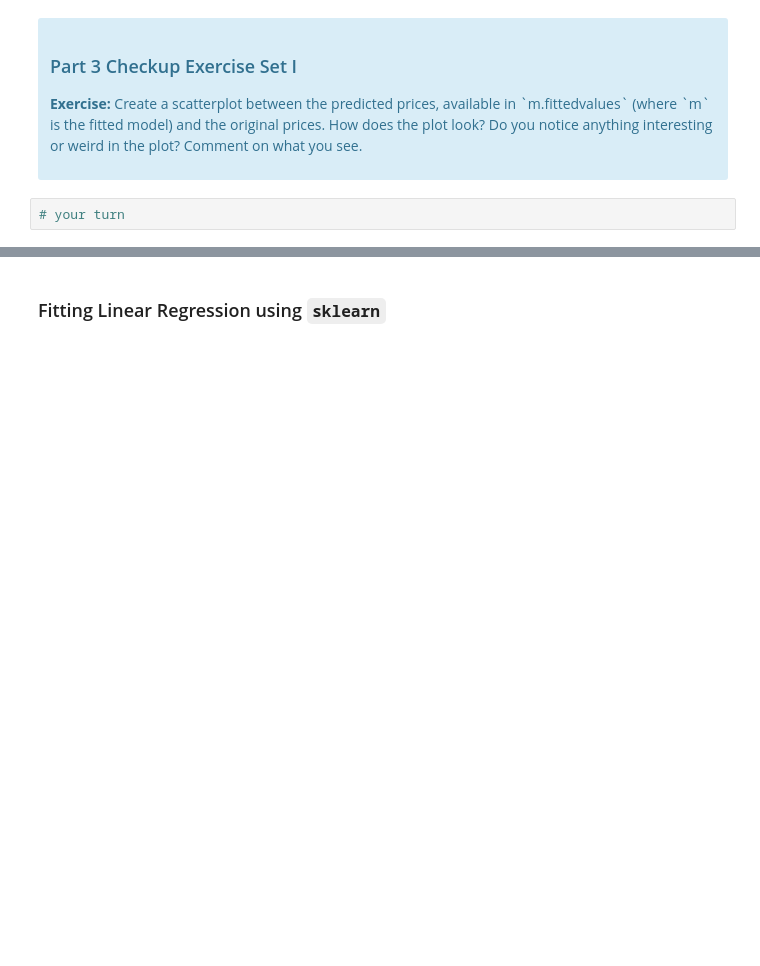
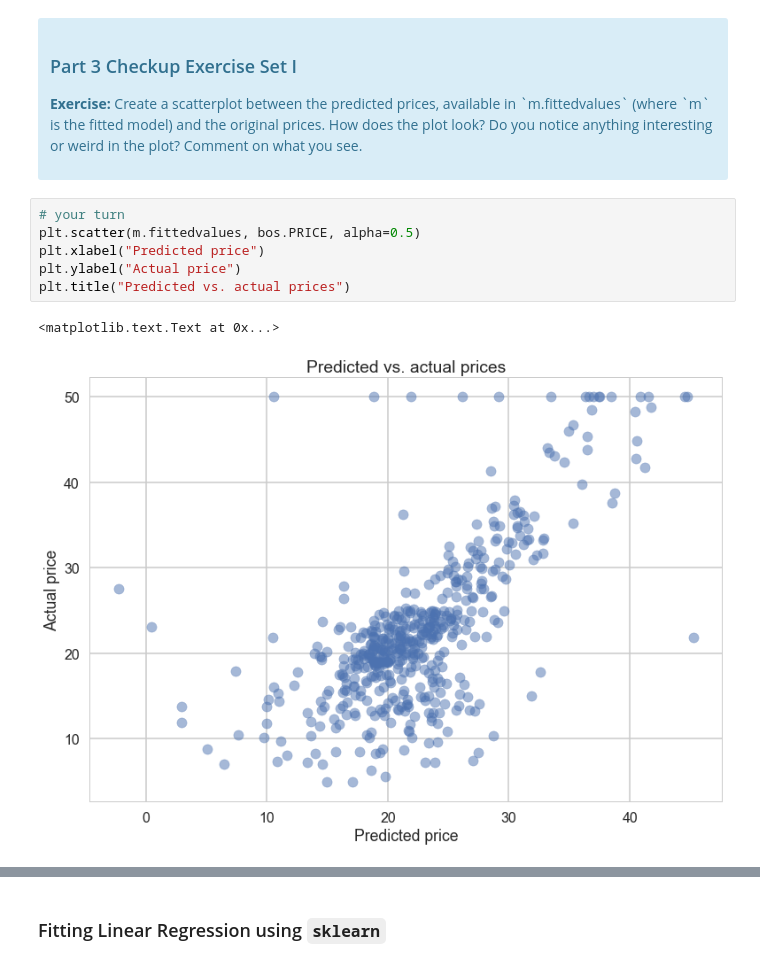
Before and after one commit to arstepanyan/Springboard, a Jupyter notebook: linear_regression/Mini_Project_Linear_Regression.ipynb, the cells around one changed output, grey strips where cells are left out. Cells and saved outputs as stored; diff of their text form; blank space fills up the shorter version.

```diff
--- a/linear_regression/Mini_Project_Linear_Regression.ipynb
+++ b/linear_regression/Mini_Project_Linear_Regression.ipynb
@@ -443,5 +461,12 @@ Let's see how our model actually fit our data. We can see below that there is a
 
 <p><b>Exercise:</b> Create a scatterplot between the predicted prices, available in `m.fittedvalues` (where `m` is the fitted model) and the original prices. How does the plot look? Do you notice anything interesting or weird in the plot? Comment on what you see.</p>
 </div>
-# %%
-# your turn
+# %%
+# your turn
+plt.scatter(m.fittedvalues, bos.PRICE, alpha=0.5)
+plt.xlabel("Predicted price")
+plt.ylabel("Actual price")
+plt.title("Predicted vs. actual prices")
+# %% [output]
+<matplotlib.text.Text at 0x...>
+[figure, added]
```
Also changed, not shown: parts of 6 cells of this notebook.
